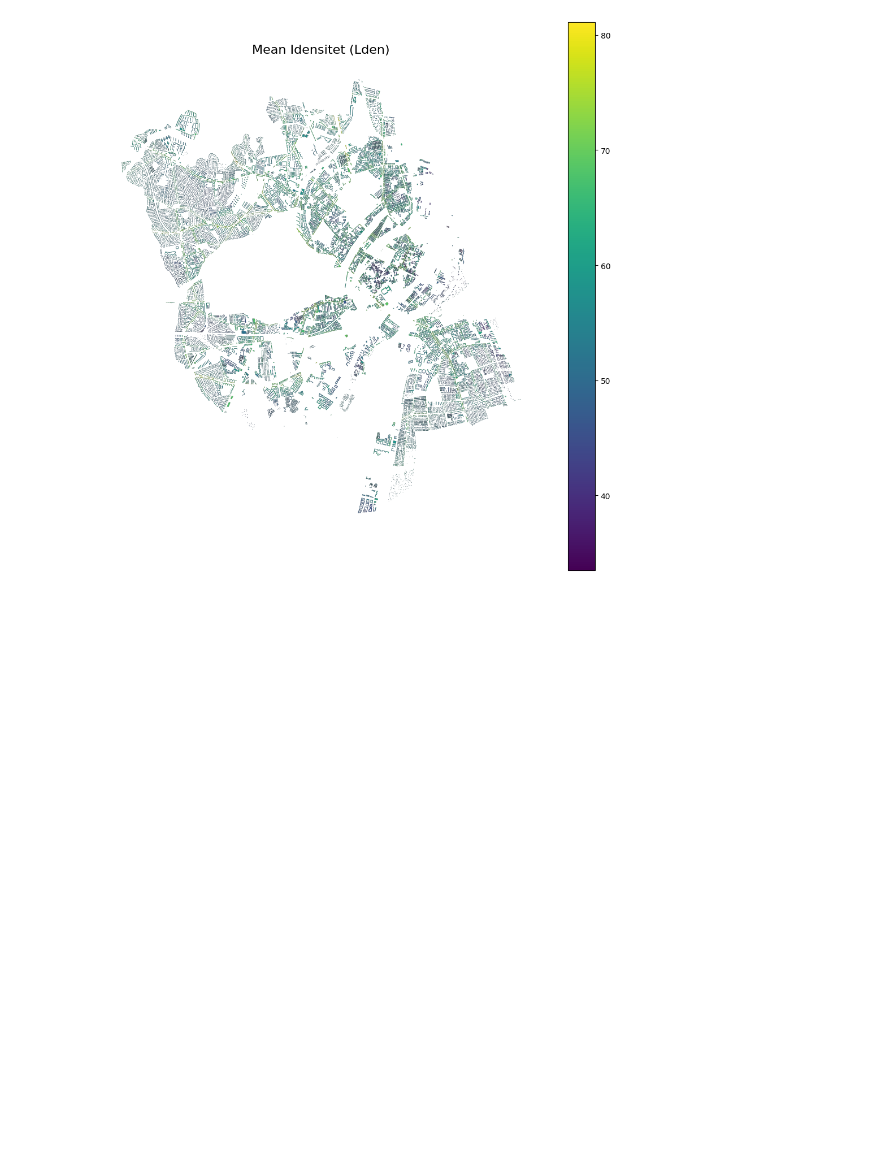
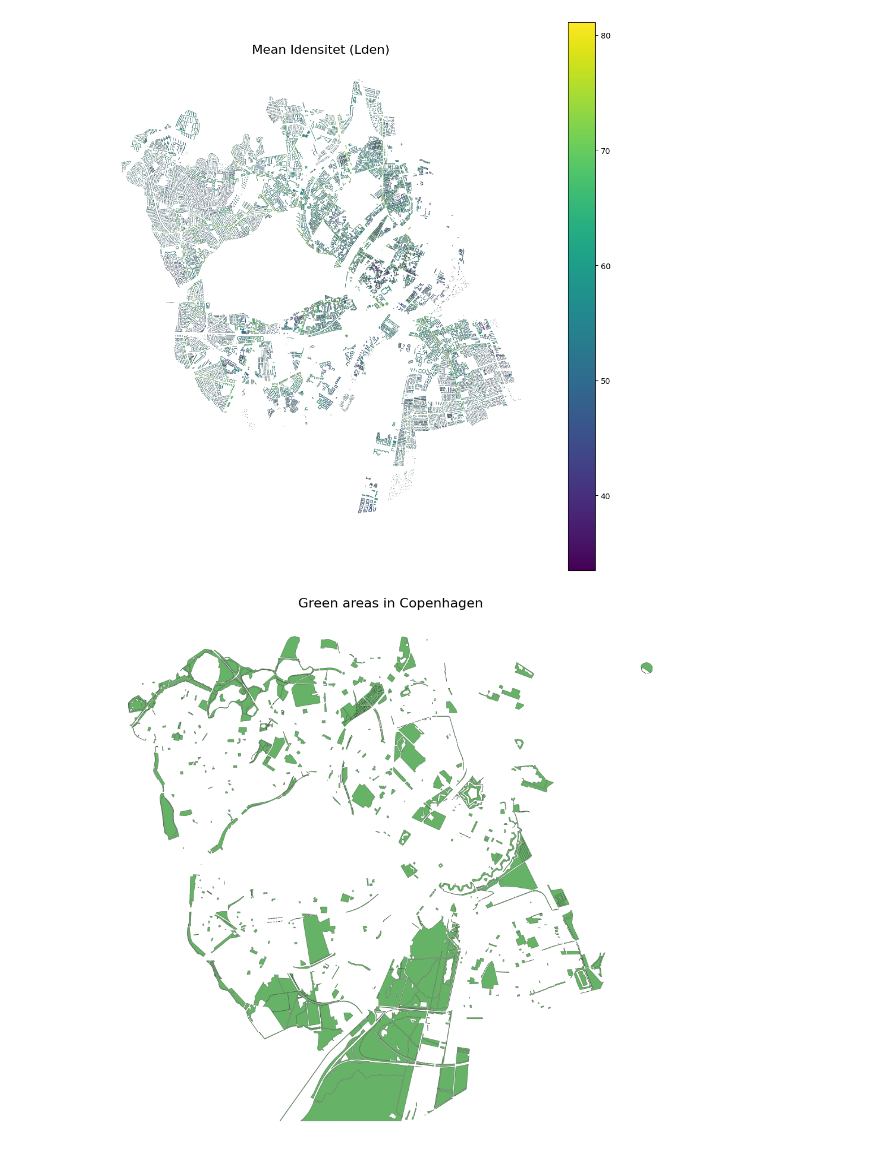
Before and after one commit to ZachoH/Copenhagen_city_data, a Jupyter notebook: data_import.ipynb, the cells around one changed output. Cells and saved outputs as stored; diff of their text form; code cells hidden in the pictures; blank space fills up the shorter version.

```diff
--- a/data_import.ipynb
+++ b/data_import.ipynb
@@ -5,6 +5,9 @@ import matplotlib.pyplot as plt
 import plotly.graph_objects as go
 
 shp = gpd.read_file("vejstoej_boliger_2022_udv/vejstoej_boliger_2022_udv.shp")
+legeplads= gpd.read_file("legeplads/legeplads.shp")
+daginstitutioner= gpd.read_file("daginstitutioner/daginstitutionerMPoint.shp")
+grøn= gpd.read_file("park_groent_omr_oversigtskort/park_groent_omr_oversigtskort.shp")
 
 # Lokal fil
 df_list_HC = pd.read_html("Aktuel luftkvalitet i Danmark.html")
@@ -87,0 +154,22 @@ plt.show()
+# %%
+import geopandas as gpd
+import matplotlib.pyplot as plt
+
+# Filtrér kun parker i Københavns Kommune (hvis ikke gjort)
+grøn_kbh = grøn[grøn['kommune'] == 'København']
+
+# Lav kort
+fig, ax = plt.subplots(figsize=(10, 12))
+grøn_kbh.plot(ax=ax, color='green', edgecolor='black', linewidth=0.3, alpha=0.6)
+
+# Tilføj titel
+ax.set_title('Green areas in Copenhagen', fontsize=16)
+
+# Fjern akse
+ax.set_axis_off()
+
+plt.tight_layout()
+plt.savefig('green_areas.png')
+plt.show()
+# %% [output]
+[figure, added]
```
Also changed, not shown: parts of 3 cells of this notebook, 21 other files.
